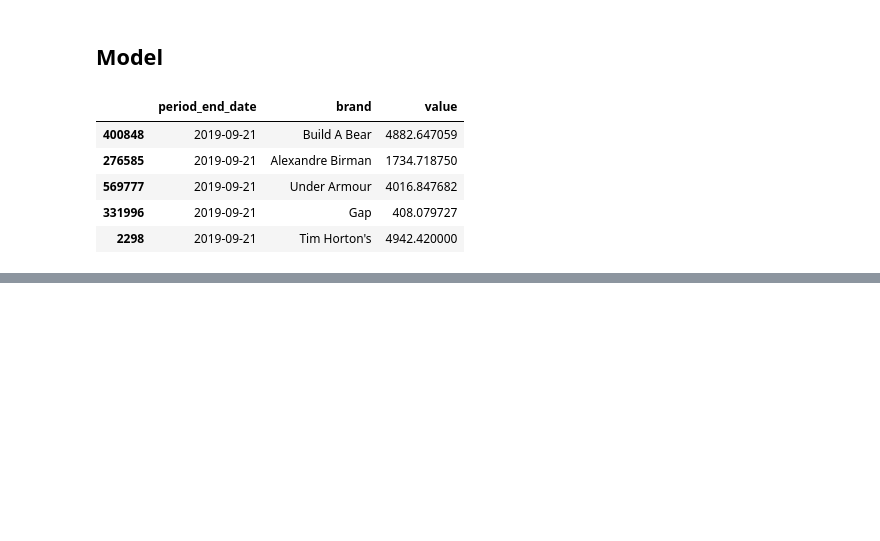
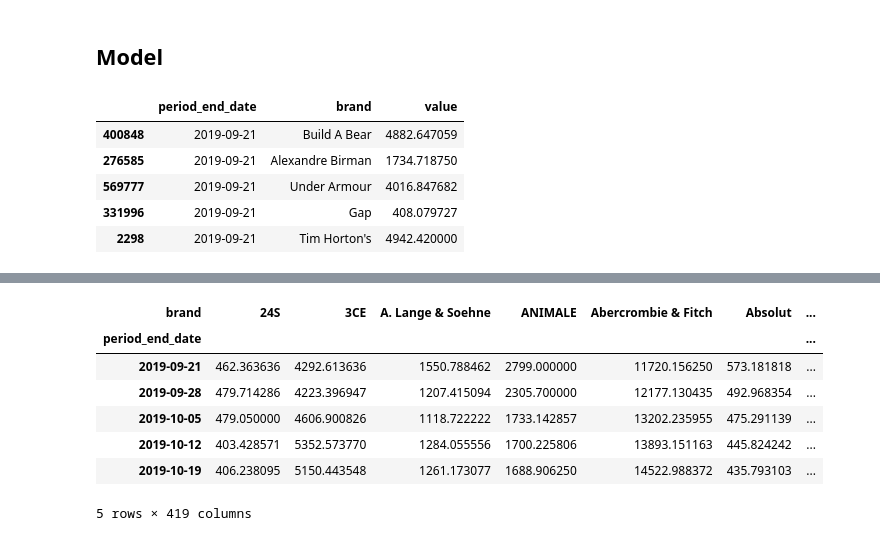
Before and after one commit to tanios13/UBS-ZebraByte, a Jupyter notebook: models/model.ipynb, the cells around one changed output, grey strips where cells are left out. Drawn from its saved outputs; the diff is of its cells as text; code cells hidden in the pictures; blank space fills up the shorter version.

```diff
--- a/models/model.ipynb
+++ b/models/model.ipynb
@@ -197,0 +295,13 @@ ValueError: Input contains NaN, infinity or a value too large for dtype('float32
+# %%
+# Convert to pivot table to reshape data into sequences
+pivot_df = brands.pivot_table(index='period_end_date', columns='brand', values='value', fill_value=0)
+pivot_df.head()
+# %% [output]
+| brand | 24S | 3CE | A. Lange & Soehne | ANIMALE | Abercrombie & Fitch | Absolut | ... |
+| period_end_date |  |  |  |  |  |  | ... |
+| 2019-09-21 | 462.363636 | 4292.613636 | 1550.788462 | 2799.000000 | 11720.156250 | 573.181818 | ... |
+| 2019-09-28 | 479.714286 | 4223.396947 | 1207.415094 | 2305.700000 | 12177.130435 | 492.968354 | ... |
+| 2019-10-05 | 479.050000 | 4606.900826 | 1118.722222 | 1733.142857 | 13202.235955 | 475.291139 | ... |
+| 2019-10-12 | 403.428571 | 5352.573770 | 1284.055556 | 1700.225806 | 13893.151163 | 445.824242 | ... |
+| 2019-10-19 | 406.238095 | 5150.443548 | 1261.173077 | 1688.906250 | 14522.988372 | 435.793103 | ... |
+5 rows × 419 columns
```
Also changed, not shown: parts of 11 cells of this notebook, 4 other files.
